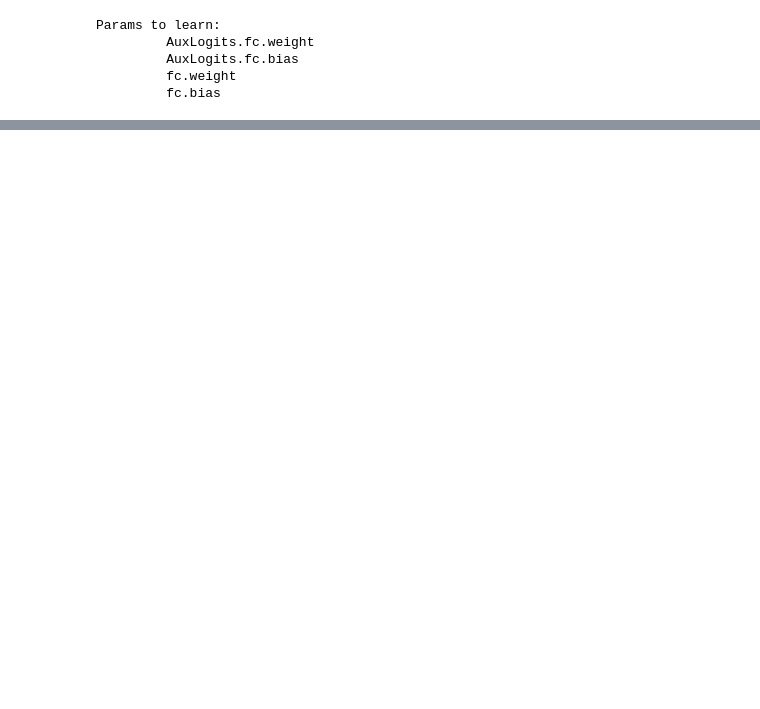
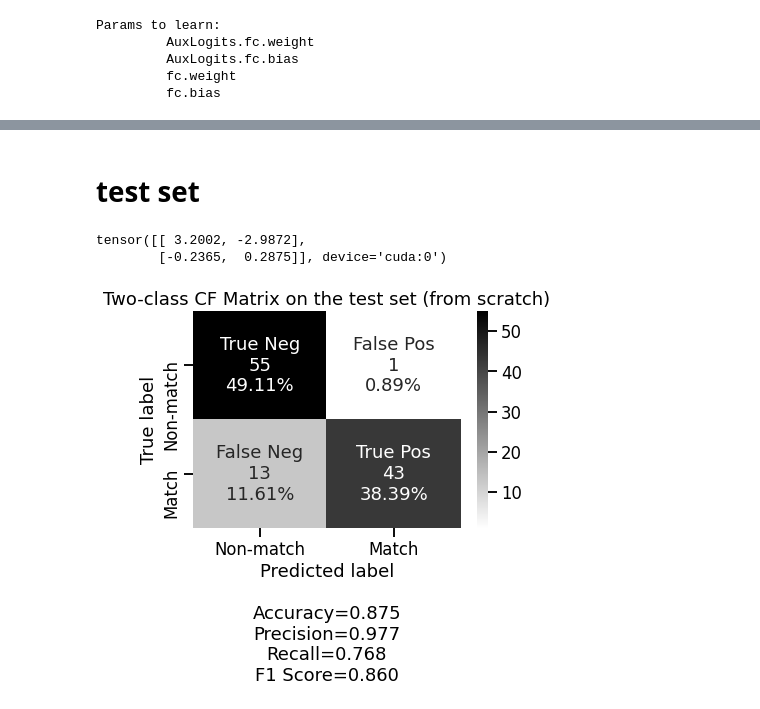
Before and after one commit to Ostyk/respo.vision, a Jupyter notebook: loader.ipynb, the cells around one changed output, grey strips where cells are left out. Cells and saved outputs as stored; diff of their text form; code cells hidden in the pictures; blank space fills up the shorter version.

```diff
--- a/loader.ipynb
+++ b/loader.ipynb
@@ -327,0 +432,2 @@ KeyboardInterrupt:
+# %% [markdown]
+# test set
@@ -327,0 +436,23 @@ KeyboardInterrupt:
+# %%
+test_data = FootballFrameDataset(test, transforms=None, normalize=True)
+test_loader = torch.utils.data.DataLoader(test_data, batch_size=10, shuffle=True, num_workers=0)
+# %%
+batch_pred
+# %% [output]
+tensor([[ 3.2002, -2.9872],
+        [-0.2365,  0.2875]], device='cuda:0')
+# %%
+scratch_model.eval()
+y_pred = []
+y_true = []
+
+for inputs, labels in tqdm(test_loader):
+    inputs = inputs.to(device)
+    labels = labels.to(device)
+
+    with torch.no_grad():
+        batch_pred = scratch_model(inputs)
+        _, preds = torch.max(batch_pred, 1)
+
+        y_pred.extend(preds.cpu().numpy().tolist())
+        y_true.extend(labels.cpu().numpy().tolist())
@@ -327,0 +461,13 @@ KeyboardInterrupt:
+# %%
+cf_matrix = confusion_matrix(y_true, y_pred)
+# %%
+import numpy as np
+import seaborn as sns
+from cf_matrix import make_confusion_matrix
+sns.set_context('talk')
+# %%
+labels = ['True Neg','False Pos','False Neg','True Pos']
+categories = ['Non-match' ,'Match']
+make_confusion_matrix(cf_matrix, group_names=labels, categories=categories, cmap='binary', title='Two-class CF Matrix on the test set (from scratch)')
+# %% [output]
+[figure, added]
```
Also changed, not shown: parts of 34 cells of this notebook, 6 other files.
